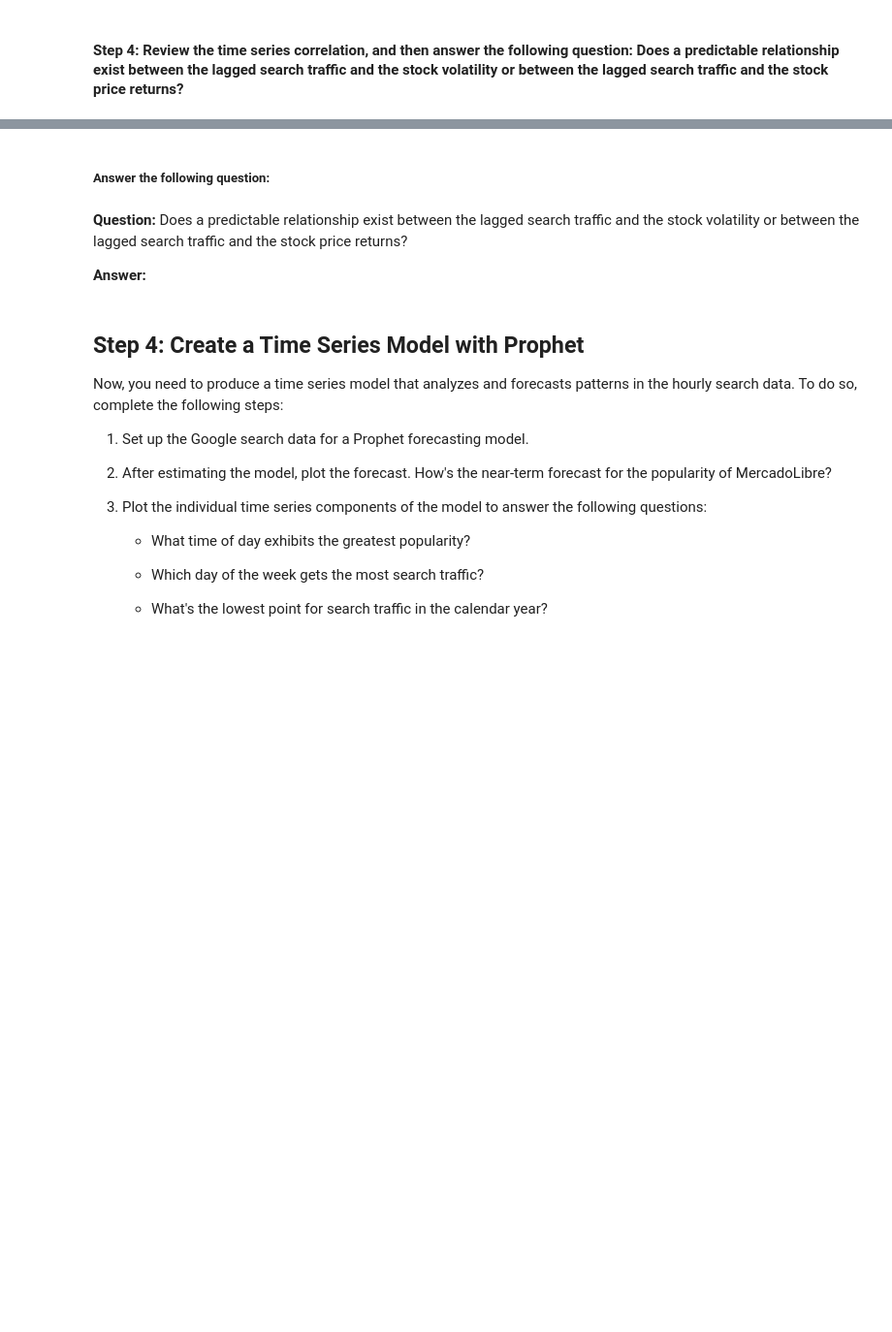
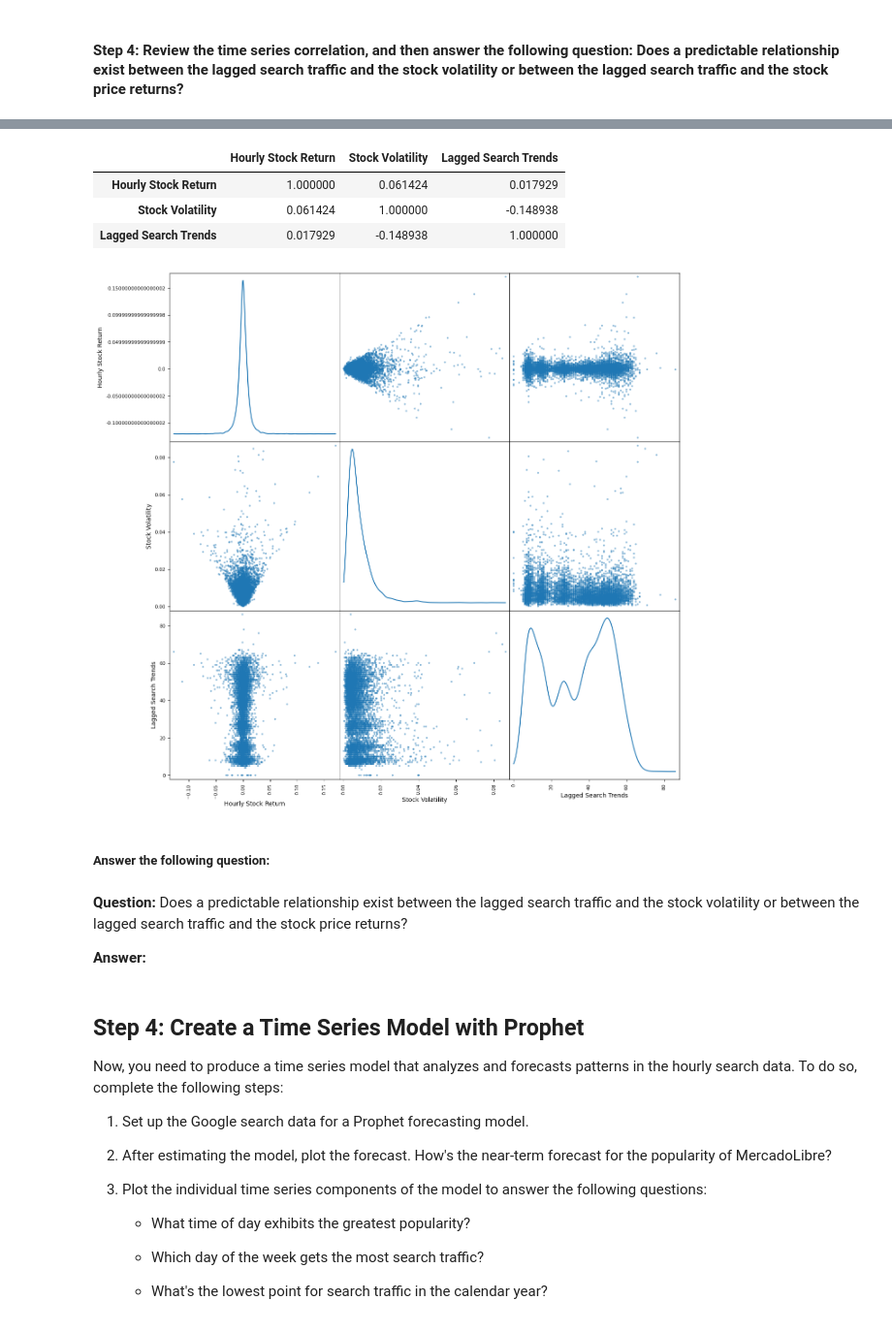
Before and after one commit to rune-encoder/prophet-challenge, a Jupyter notebook: forecasting_net_prophet.ipynb, the cells around one changed output, grey strips where cells are left out. Shown at 97% size. Drawn from its saved outputs; the diff is of its cells as text; code cells hidden in the pictures; blank space fills up the shorter version.

```diff
--- a/forecasting_net_prophet.ipynb
+++ b/forecasting_net_prophet.ipynb
@@ -585,3 +646,35 @@ mercado_stock_trends_df[['Hourly Stock Return', 'Stock Volatility', 'Lagged Sear
+# %%
+# Construct correlation table of Stock Volatility, Lagged Search Trends, and Hourly Stock Return
+
+"""
+Correlation:
+    - Correlation is a statistical measure that describes the relationship between two variables.
+    - Correlation values range from -1 to 1, where:
+        - 1: Indicates a strong positive relationship between the two variables.
+        - -1: Indicates a strong negative relationship between the two variables.
+        - 0: Indicates no relationship between the two variables.
+    - Correlation values close to 1 or -1 indicate a strong relationship between the two variables.
+    - Correlation values close to 0 indicate no relationship between the two variables.
+"""
+
+mercado_stock_trends_df[['Hourly Stock Return', 'Stock Volatility', 'Lagged Search Trends']].corr().style.background_gradient()
+# %% [output]
+|  | Hourly Stock Return | Stock Volatility | Lagged Search Trends |
+| Hourly Stock Return | 1.000000 | 0.061424 | 0.017929 |
+| Stock Volatility | 0.061424 | 1.000000 | -0.148938 |
+| Lagged Search Trends | 0.017929 | -0.148938 | 1.000000 |
+# %%
+# ! DELETE LATER
+from pandas.plotting import scatter_matrix
+
+# Select the columns to plot
+columns = ['Hourly Stock Return', 'Stock Volatility', 'Lagged Search Trends']
+
+# Create a scatter matrix
+scatter_matrix(mercado_stock_trends_df[columns], figsize=(15, 15), alpha=0.5, diagonal='kde')
+clear_output()
+# %% [output]
+[figure, added]
 # %% [markdown]
 ##### Answer the following question:
 # %% [markdown]
```
Also changed, not shown: parts of 11 cells of this notebook.
